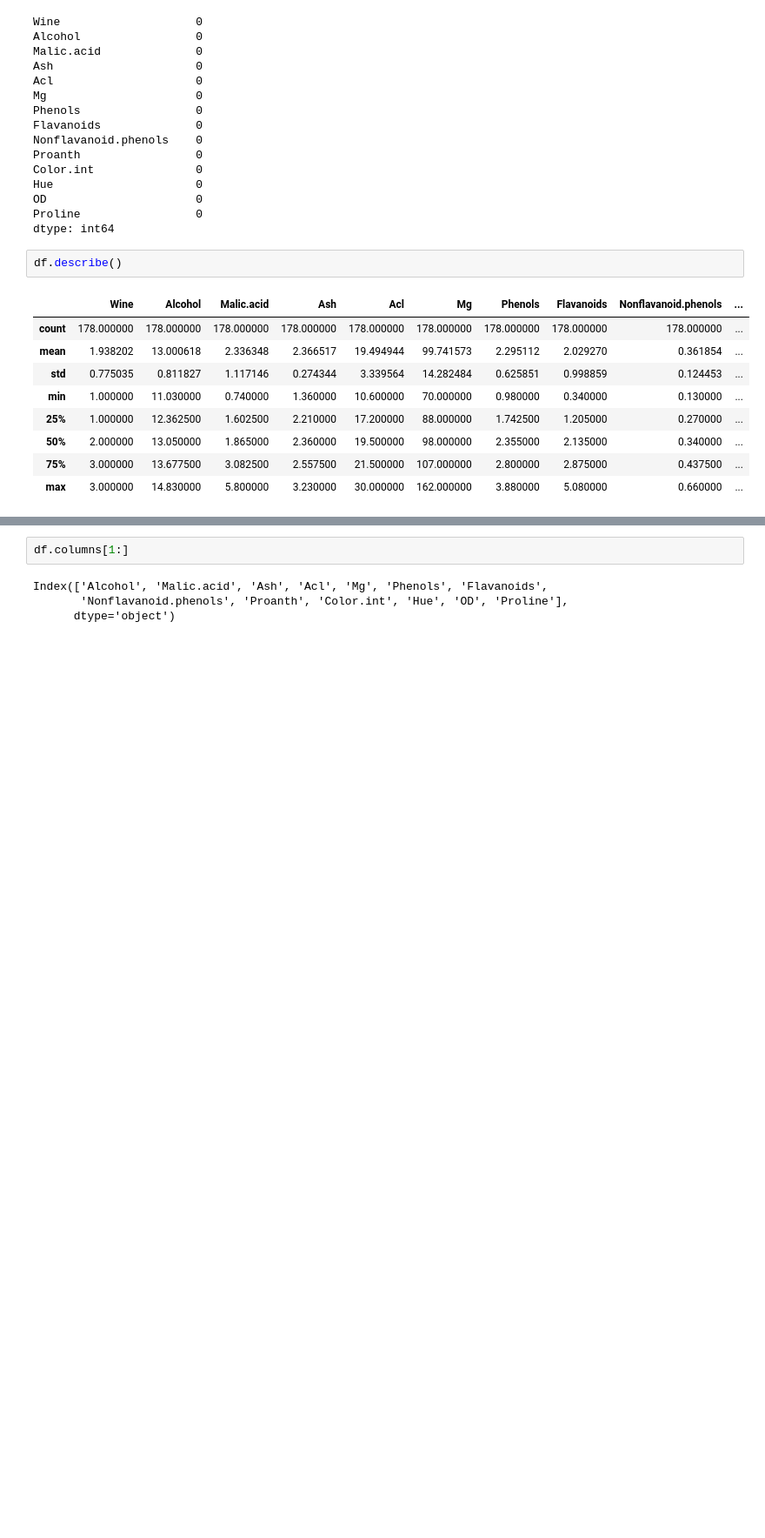
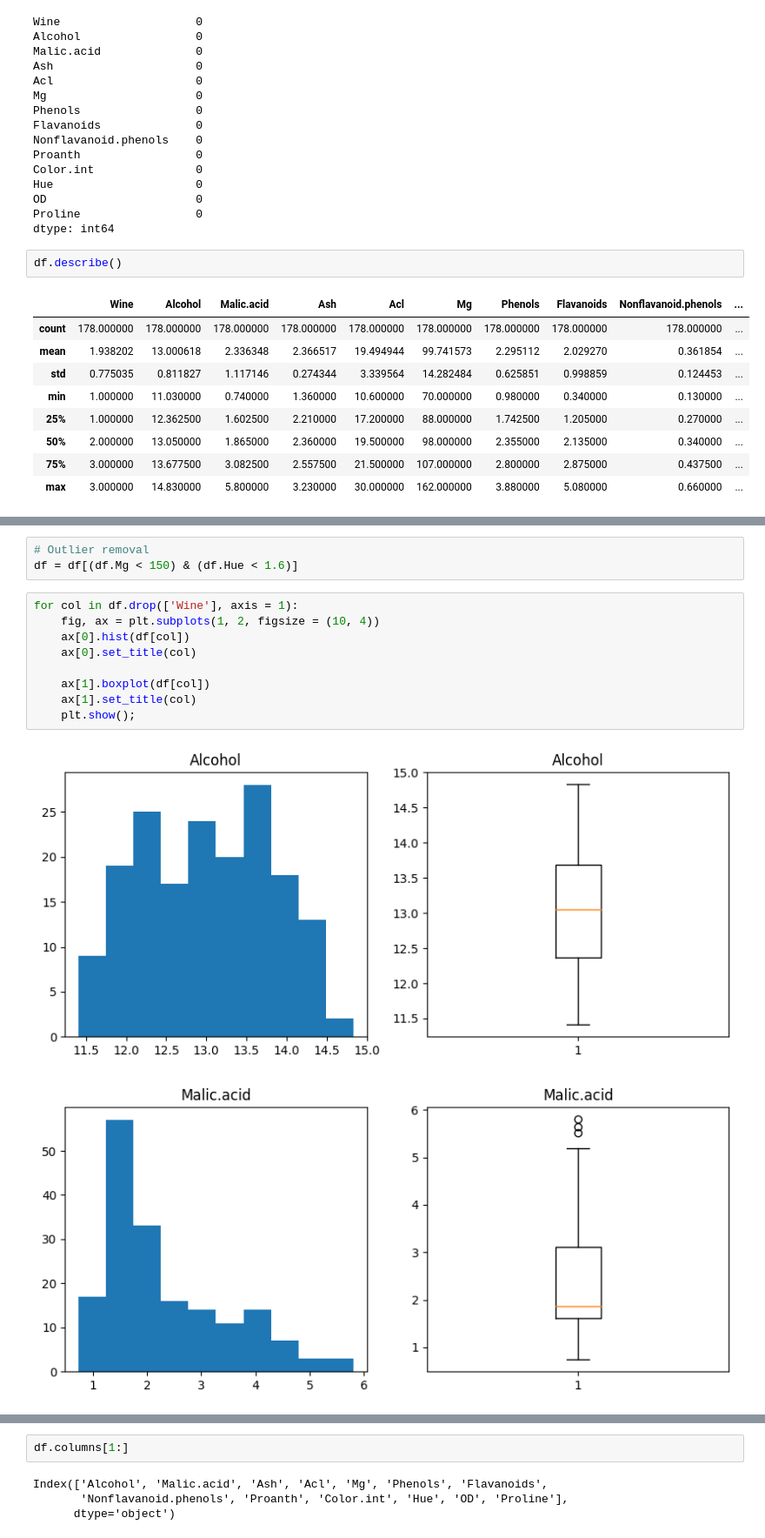
Before and after one commit to LuciaRavazzi/AzureML, a Jupyter notebook: AzureDataScientistAssociate/1_Create_Machine_Learning_Models/3_Train_Evaluate_Classification_Models.ipynb, the cells around one changed output, grey strips where cells are left out. Shown at 87% size. Cells and saved outputs as stored; diff of their text form; blank space fills up the shorter version.

```diff
--- a/AzureDataScientistAssociate/1_Create_Machine_Learning_Models/3_Train_Evaluate_Classification_Models.ipynb
+++ b/AzureDataScientistAssociate/1_Create_Machine_Learning_Models/3_Train_Evaluate_Classification_Models.ipynb
@@ -561,0 +562,15 @@ df.boxplot()
+# %%
+# Outlier removal
+df = df[(df.Mg < 150) & (df.Hue < 1.6)]
+# %%
+for col in df.drop(['Wine'], axis = 1):
+    fig, ax = plt.subplots(1, 2, figsize = (10, 4))
+    ax[0].hist(df[col])
+    ax[0].set_title(col)
+
+    ax[1].boxplot(df[col])
+    ax[1].set_title(col)
+    plt.show();
+# %% [output]
+[figure, added]
+[figure, added]
```
Also changed, not shown: parts of 8 cells of this notebook, 1 other file.
